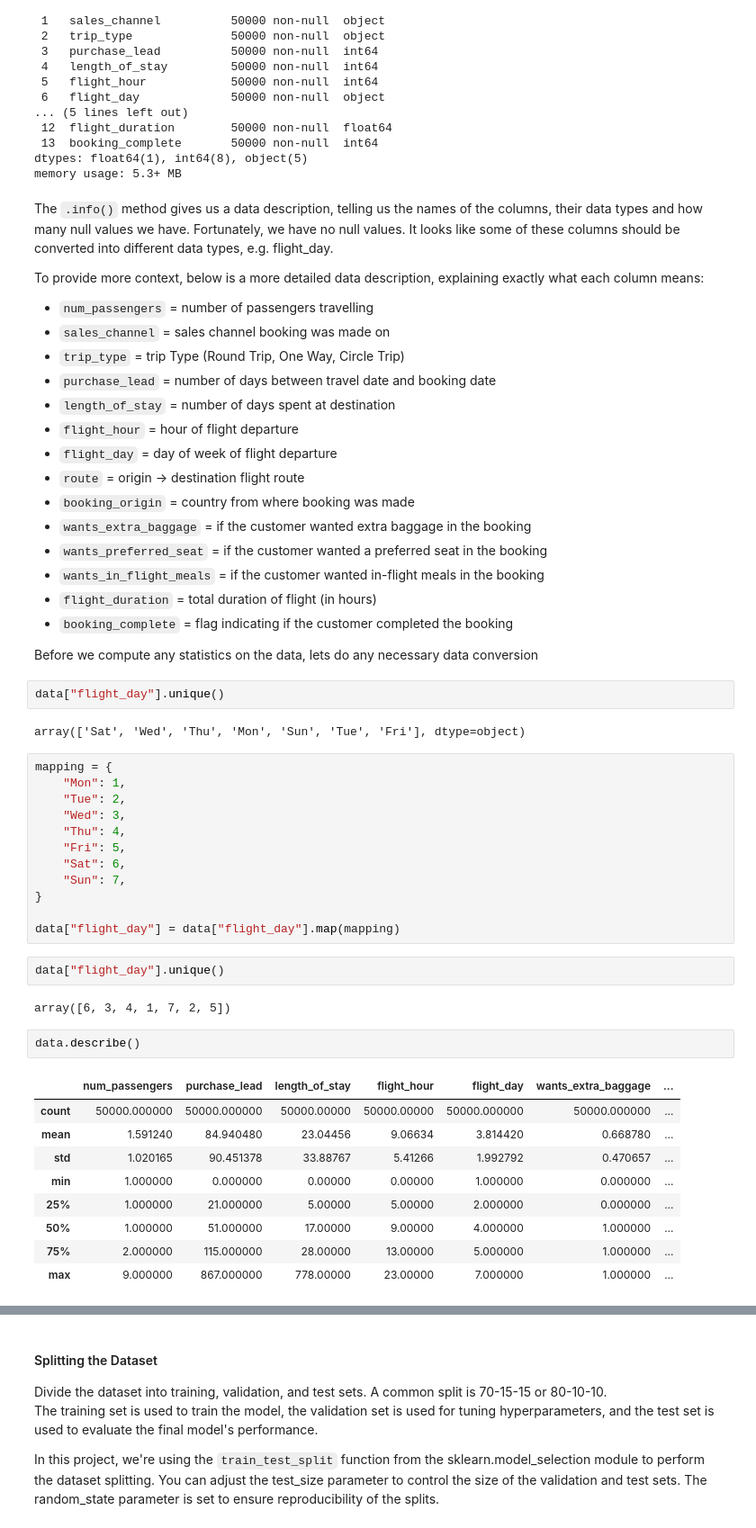
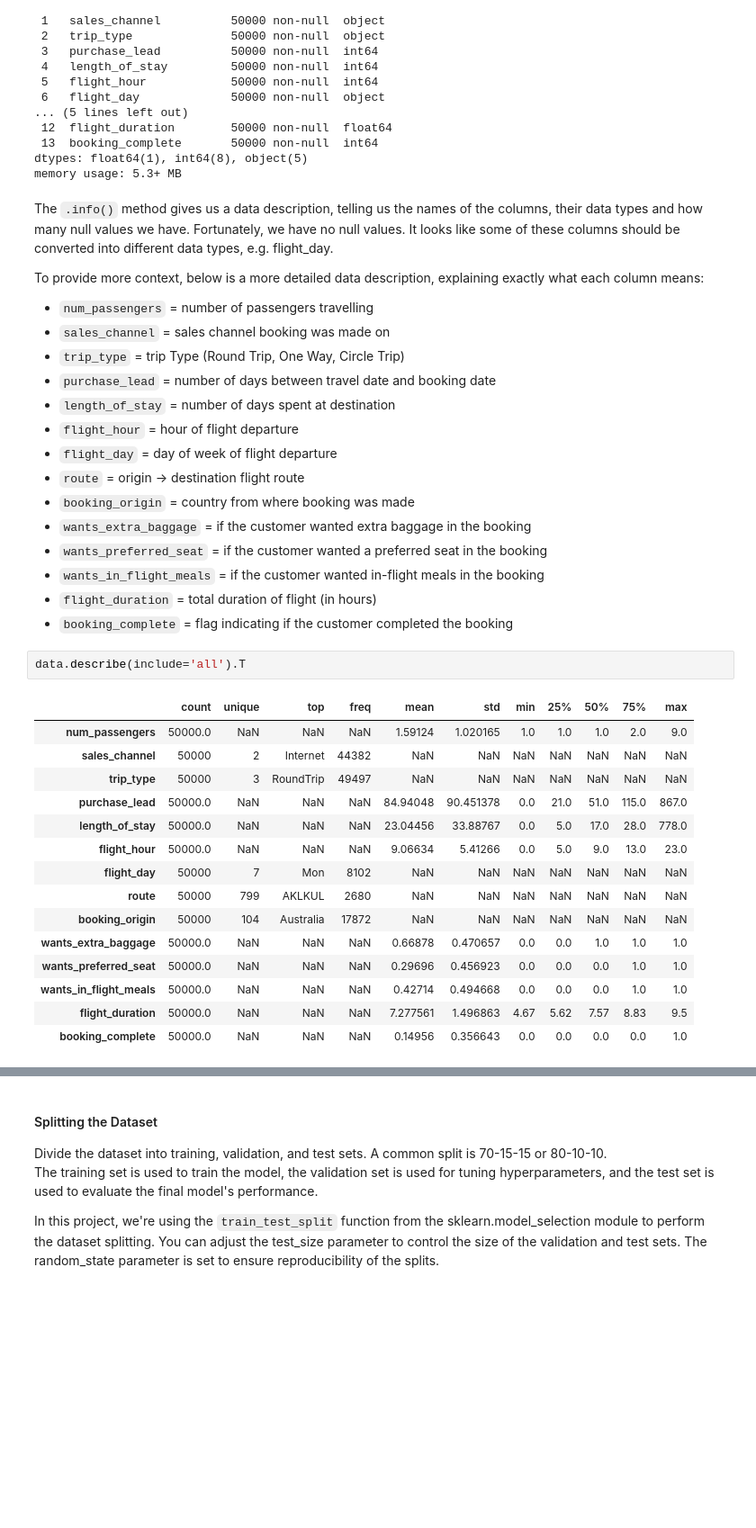
Before and after one commit to kachiann/British-Airways-Data-Science-Forage, a Jupyter notebook: TaskTwo_final.ipynb, the cells around one changed output, grey strips where cells are left out. Shown at 90% size. Drawn from its saved outputs; the diff is of its cells as text; blank space fills up the shorter version.

```diff
--- a/TaskTwo_final.ipynb
+++ b/TaskTwo_final.ipynb
@@ -75,39 +107,23 @@ To provide more context, below is a more detailed data description, explaining e
 - `wants_in_flight_meals` = if the customer wanted in-flight meals in the booking
 - `flight_duration` = total duration of flight (in hours)
 - `booking_complete` = flag indicating if the customer completed the booking
-
-Before we compute any statistics on the data, lets do any necessary data conversion
-# %%
-data["flight_day"].unique()
-# %% [output]
-array(['Sat', 'Wed', 'Thu', 'Mon', 'Sun', 'Tue', 'Fri'], dtype=object)
-# %%
-mapping = {
-    "Mon": 1,
-    "Tue": 2,
-    "Wed": 3,
-    "Thu": 4,
-    "Fri": 5,
-    "Sat": 6,
-    "Sun": 7,
-}
-
-data["flight_day"] = data["flight_day"].map(mapping)
-# %%
-data["flight_day"].unique()
-# %% [output]
-array([6, 3, 4, 1, 7, 2, 5])
 # %%
-data.describe()
+data.describe(include='all').T
 # %% [output]
-|  | num_passengers | purchase_lead | length_of_stay | flight_hour | flight_day | wants_extra_baggage | ... |
-| count | 50000.000000 | 50000.000000 | 50000.00000 | 50000.00000 | 50000.000000 | 50000.000000 | ... |
-| mean | 1.591240 | 84.940480 | 23.04456 | 9.06634 | 3.814420 | 0.668780 | ... |
-| std | 1.020165 | 90.451378 | 33.88767 | 5.41266 | 1.992792 | 0.470657 | ... |
-| min | 1.000000 | 0.000000 | 0.00000 | 0.00000 | 1.000000 | 0.000000 | ... |
-| 25% | 1.000000 | 21.000000 | 5.00000 | 5.00000 | 2.000000 | 0.000000 | ... |
-| 50% | 1.000000 | 51.000000 | 17.00000 | 9.00000 | 4.000000 | 1.000000 | ... |
-| 75% | 2.000000 | 115.000000 | 28.00000 | 13.00000 | 5.000000 | 1.000000 | ... |
-| max | 9.000000 | 867.000000 | 778.00000 | 23.00000 | 7.000000 | 1.000000 | ... |
+|  | count | unique | top | freq | mean | std | min | 25% | 50% | 75% | max |
+| num_passengers | 50000.0 | NaN | NaN | NaN | 1.59124 | 1.020165 | 1.0 | 1.0 | 1.0 | 2.0 | 9.0 |
+| sales_channel | 50000 | 2 | Internet | 44382 | NaN | NaN | NaN | NaN | NaN | NaN | NaN |
+| trip_type | 50000 | 3 | RoundTrip | 49497 | NaN | NaN | NaN | NaN | NaN | NaN | NaN |
+| purchase_lead | 50000.0 | NaN | NaN | NaN | 84.94048 | 90.451378 | 0.0 | 21.0 | 51.0 | 115.0 | 867.0 |
+| length_of_stay | 50000.0 | NaN | NaN | NaN | 23.04456 | 33.88767 | 0.0 | 5.0 | 17.0 | 28.0 | 778.0 |
+| flight_hour | 50000.0 | NaN | NaN | NaN | 9.06634 | 5.41266 | 0.0 | 5.0 | 9.0 | 13.0 | 23.0 |
+| flight_day | 50000 | 7 | Mon | 8102 | NaN | NaN | NaN | NaN | NaN | NaN | NaN |
+| route | 50000 | 799 | AKLKUL | 2680 | NaN | NaN | NaN | NaN | NaN | NaN | NaN |
+| booking_origin | 50000 | 104 | Australia | 17872 | NaN | NaN | NaN | NaN | NaN | NaN | NaN |
+| wants_extra_baggage | 50000.0 | NaN | NaN | NaN | 0.66878 | 0.470657 | 0.0 | 0.0 | 1.0 | 1.0 | 1.0 |
+| wants_preferred_seat | 50000.0 | NaN | NaN | NaN | 0.29696 | 0.456923 | 0.0 | 0.0 | 0.0 | 1.0 | 1.0 |
+| wants_in_flight_meals | 50000.0 | NaN | NaN | NaN | 0.42714 | 0.494668 | 0.0 | 0.0 | 0.0 | 1.0 | 1.0 |
+| flight_duration | 50000.0 | NaN | NaN | NaN | 7.277561 | 1.496863 | 4.67 | 5.62 | 7.57 | 8.83 | 9.5 |
+| booking_complete | 50000.0 | NaN | NaN | NaN | 0.14956 | 0.356643 | 0.0 | 0.0 | 0.0 | 0.0 | 1.0 |
 # %% [markdown]
 The `.describe()` method gives us a summary of descriptive statistics over the entire dataset (only works for numeric columns). This gives us a quick overview of a few things such as the mean, min, max and overall distribution of each column.
```
Also changed, not shown: parts of 73 cells of this notebook.
